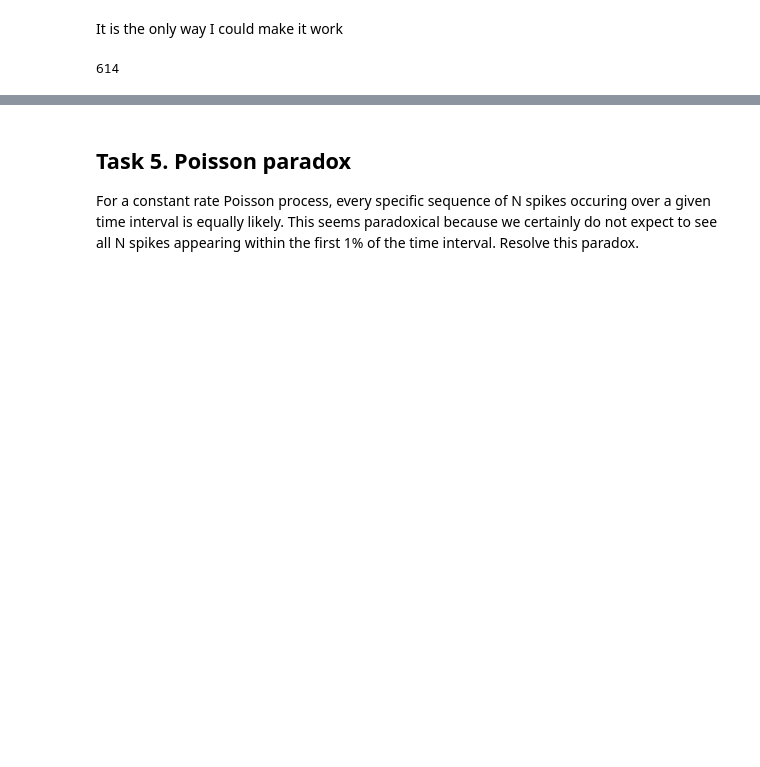
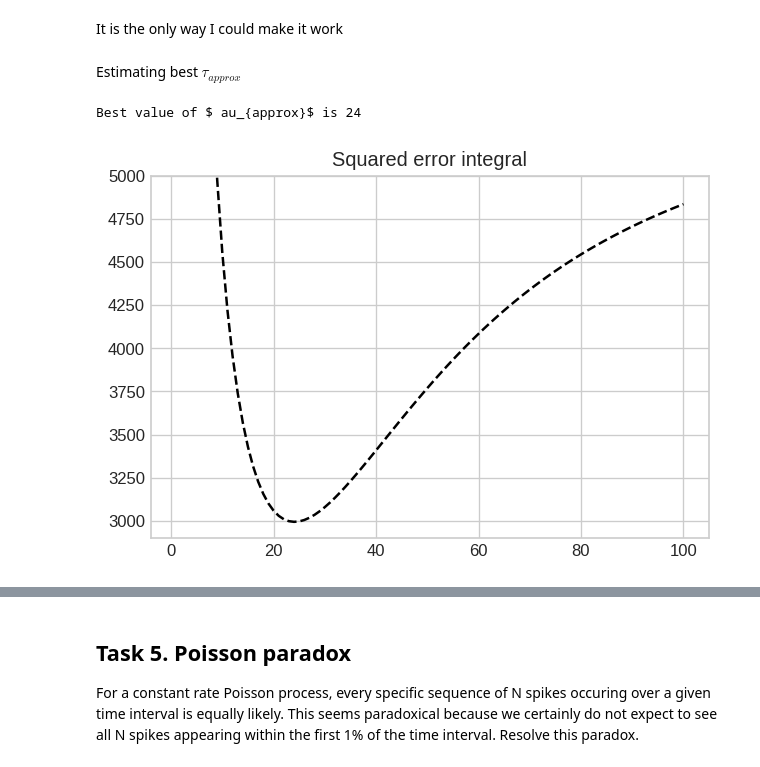
Before and after one commit to platycristate/computational-neuroscience, a Jupyter notebook: chapter1/C1_Task1-5.ipynb, the cells around one changed output, grey strips where cells are left out. Cells and saved outputs as stored; diff of their text form; code cells hidden in the pictures; blank space fills up the shorter version.

```diff
--- a/chapter1/C1_Task1-5.ipynb
+++ b/chapter1/C1_Task1-5.ipynb
@@ -286,20 +286,26 @@ def r(t):
 def r_approx(t, r0, tau_approx=10):
     return r0*np.exp(-t * 1000/tau_approx)
 # %%
-tau = 35 / 1000 # seconds
+tau = 25 / 1000 # seconds
 time = np.arange(0, 3, 1e-4)
 #--------------------------
 
 spikes = NonhomogeneousPoisson(r, 3)
-print(len(spikes))
-time_new = np.reshape(time, (time.shape[0], 1))
-relative_times = time_new - spikes
-relative_times = relative_times.clip(min=0) # makes all negative values equal to zero
 
-for col, spike_start in zip( range(relative_times.shape[1]), np.abs(relative_times).min(axis=0) ):
-    relative_times[np.where(relative_times[:,col] == spike_start)[0][-1], col] = 1/tau
+def r_approx_rate(spikes, time, tau):
+    time_new = np.reshape(time, (time.shape[0], 1))
+    relative_times = time_new - spikes
+    relative_times = relative_times.clip(min=0) # makes all negative values equal to zero
 
-r_approx = np.exp(-relative_times/tau).sum(axis=1)
+    # add exponential decay to all times after a spike
+    # (1/tau)*exp(-t/tau)
+    relative_times = (1/tau) * np.where(relative_times > 0, np.exp(-relative_times/tau), 0)
+
+    # calculate cumulative firing rate at a given point in time
+    r_approx = relative_times.sum(axis=1)
+    return r_approx
+
+r_approx = r_approx_rate(spikes, time, tau)
 spikes_rapp, _ = NonhomogeneousPoissonVector(r_approx, time, 3)
-# %% [output]
-614
+# %% [markdown]
+Estimating best $\tau_{approx}$
@@ -305,0 +325,10 @@ spikes_rapp, _ = NonhomogeneousPoissonVector(r_approx, time, 3)
+# %%
+plt.figure(dpi=120)
+plt.plot(taus, errors, '--k')
+plt.ylim(2900, 5000)
+plt.title('Squared error integral');
+best_tau = taus[ np.where(errors == np.min(errors))[0][0] ]
+print('Best value of $\tau_{approx}$ is %s' % best_tau)
+# %% [output]
+Best value of $ au_{approx}$ is 24
+[figure, added]
```
Also changed, not shown: parts of 6 cells of this notebook.
